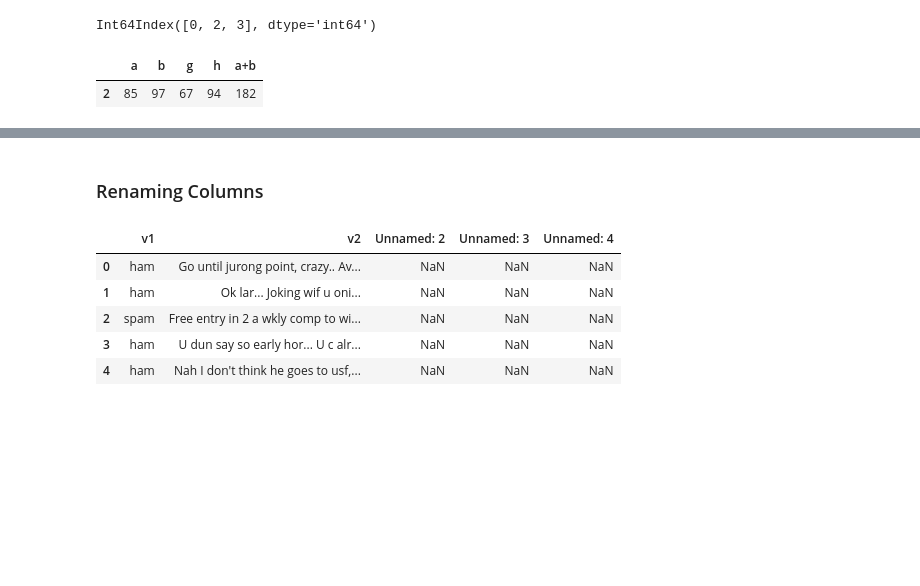
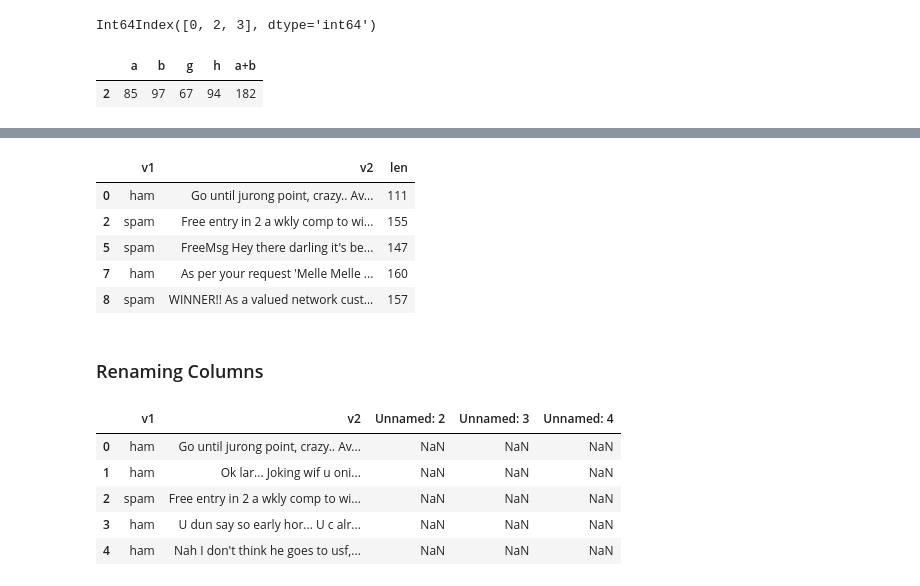
Before and after one commit to dev-SR/machine-learning, a Jupyter notebook: 01pandas/pandas.ipynb, the cells around one changed output, grey strips where cells are left out. Drawn from its saved outputs; the diff is of its cells as text; code cells hidden in the pictures; blank space fills up the shorter version.

```diff
--- a/01pandas/pandas.ipynb
+++ b/01pandas/pandas.ipynb
@@ -1508,3 +1548,14 @@ df.drop(df.index[[0,2]])
+# %%
+# df = df.drop(index=df[df["len"] <100].index)
+df = df.drop(df[df["len"] <100].index)
+df.head()
+# %% [output]
+|  | v1 | v2 | len |
+| 0 | ham | Go until jurong point, crazy.. Av... | 111 |
+| 2 | spam | Free entry in 2 a wkly comp to wi... | 155 |
+| 5 | spam | FreeMsg Hey there darling it's be... | 147 |
+| 7 | ham | As per your request 'Melle Melle ... | 160 |
+| 8 | spam | WINNER!! As a valued network cust... | 157 |
 # %% [markdown]
 ### Renaming Columns
 # %%
```
Also changed, not shown: parts of 7 cells of this notebook, 1 other file.
